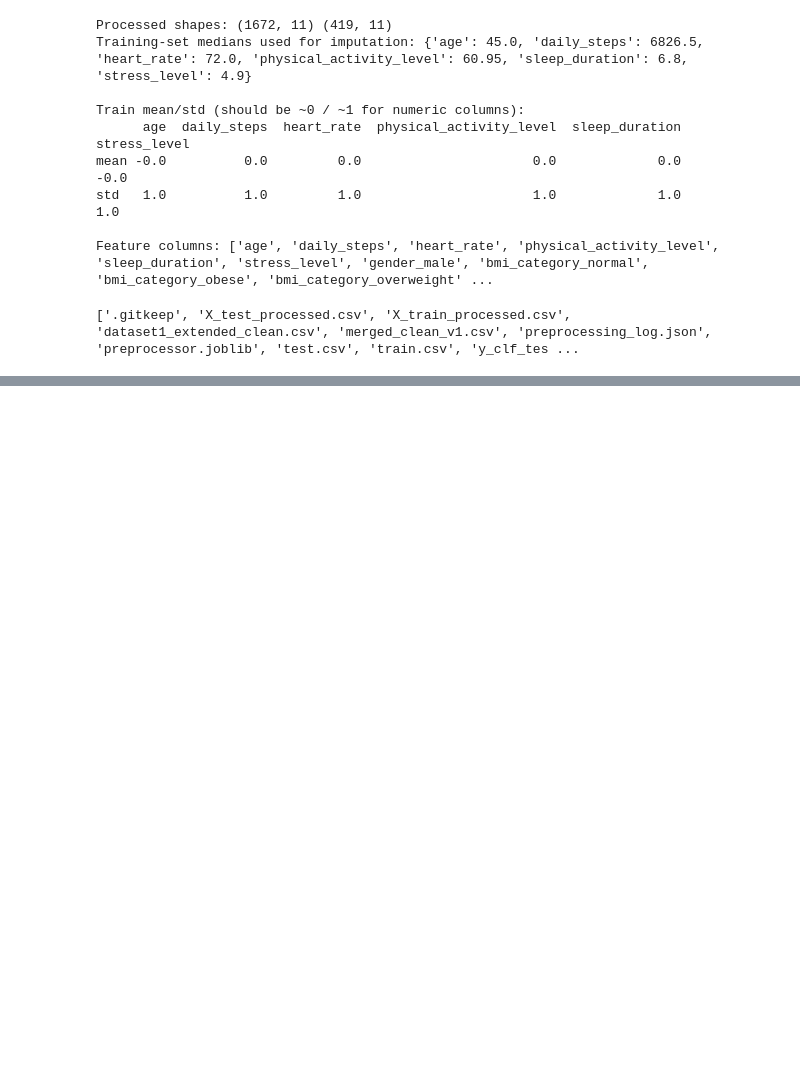
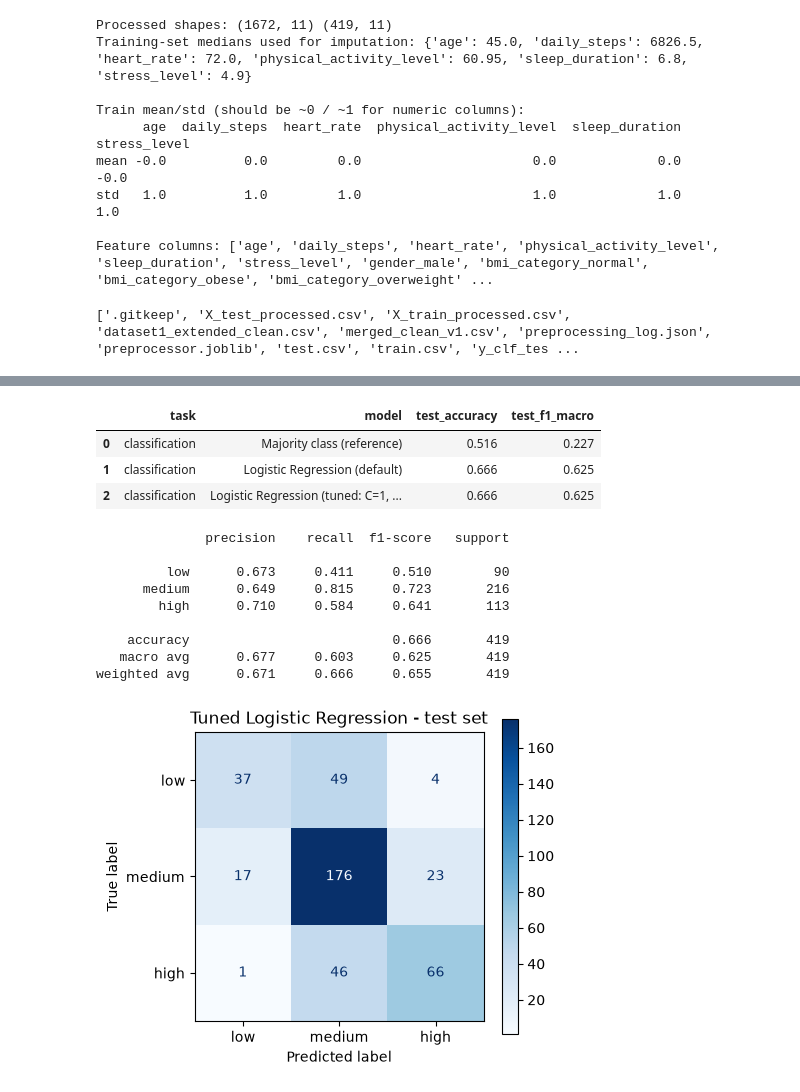
Before and after one commit to HamsMSaidam/QUALIFY, a Jupyter notebook: notebooks/01_preprocessing_hams.ipynb, the cells around one changed output, grey strips where cells are left out. Saved outputs shown, nothing was run; the diff lists cells and outputs as text; code cells hidden in the pictures; blank space fills up the shorter version.

```diff
--- a/notebooks/01_preprocessing_hams.ipynb
+++ b/notebooks/01_preprocessing_hams.ipynb
@@ -360,0 +449,24 @@ print(sorted(os.listdir(OUT)))
+# %%
+skf = StratifiedKFold(n_splits=5, shuffle=True, random_state=RANDOM_STATE)
+scoring_c = {"accuracy": "accuracy", "f1_macro": "f1_macro"}
+
+clf_models = {"Majority class (reference)": pipe(DummyClassifier(strategy="most_frequent")),
+              "Logistic Regression (default)": pipe(LogisticRegression(max_iter=2000))}
+rows = []
+for name, m in clf_models.items():
+    cv = cross_validate(m, X_train, y_clf_train, cv=skf, scoring=scoring_c)
+    rows.append({"model": name, "cv_accuracy": cv["test_accuracy"].mean(),
+                 "cv_accuracy_std": cv["test_accuracy"].std(), "cv_f1_macro": cv["test_f1_macro"].mean()})
+
+grid_c = GridSearchCV(pipe(LogisticRegression(max_iter=2000)),
+                      {"model__C": [0.01, 0.1, 1, 10, 100], "model__class_weight": [None, "balanced"]},
+                      cv=skf, scoring="f1_macro")
+grid_c.fit(X_train, y_clf_train)
+best_logit = grid_c.best_estimator_
+cv = cross_validate(best_logit, X_train, y_clf_train, cv=skf, scoring=scoring_c)
+tuned_name = f"Logistic Regression (tuned: C={grid_c.best_params_['model__C']}, class_weight={grid_c.best_params_['model__class_weight']})"
+rows.append({"model": tuned_name, "cv_accuracy": cv["test_accuracy"].mean(),
+             "cv_accuracy_std": cv["test_accuracy"].std(), "cv_f1_macro": cv["test_f1_macro"].mean()})
+print("Best parameters:", grid_c.best_params_)
+clf_cv = pd.DataFrame(rows).round(3)
+clf_cv
@@ -360,0 +479,33 @@ print(sorted(os.listdir(OUT)))
+# %%
+def clf_test_scores(name, m):
+    m.fit(X_train, y_clf_train)
+    p = m.predict(X_test)
+    return {"task": "classification", "model": name, "test_accuracy": accuracy_score(y_clf_test, p),
+            "test_f1_macro": f1_score(y_clf_test, p, average="macro")}
+
+clf_fitted = {**clf_models, tuned_name: best_logit}
+clf_test = pd.DataFrame([clf_test_scores(n, m) for n, m in clf_fitted.items()]).round(3)
+clf_test
+# %% [output]
+|  | task | model | test_accuracy | test_f1_macro |
+| 0 | classification | Majority class (reference) | 0.516 | 0.227 |
+| 1 | classification | Logistic Regression (default) | 0.666 | 0.625 |
+| 2 | classification | Logistic Regression (tuned: C=1, ... | 0.666 | 0.625 |
+# %%
+pred = best_logit.predict(X_test)
+print(classification_report(y_clf_test, pred, labels=CLASS_ORDER, digits=3))
+fig, ax = plt.subplots(figsize=(4.8, 4))
+ConfusionMatrixDisplay.from_predictions(y_clf_test, pred, labels=CLASS_ORDER, cmap="Blues", ax=ax)
+ax.set_title("Tuned Logistic Regression - test set")
+plt.tight_layout(); plt.savefig(f"{FIG}/baseline_logistic_confusion_matrix.png", dpi=150); plt.show()
+# %% [output]
+              precision    recall  f1-score   support
+
+         low      0.673     0.411     0.510        90
+      medium      0.649     0.815     0.723       216
+        high      0.710     0.584     0.641       113
+
+    accuracy                          0.666       419
+   macro avg      0.677     0.603     0.625       419
+weighted avg      0.671     0.666     0.655       419
+[figure, added]
```
Also changed, not shown: parts of 6 cells of this notebook, 3 other files.
